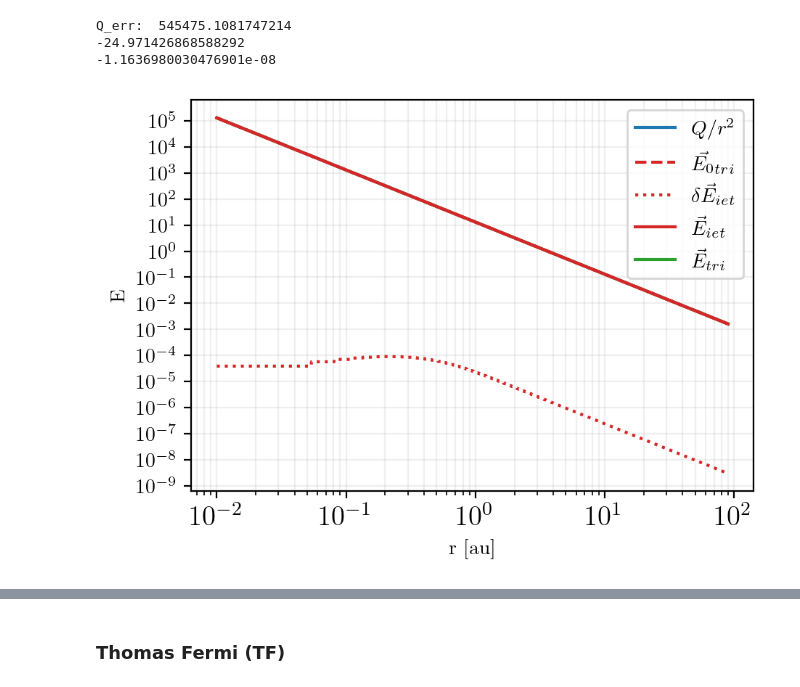
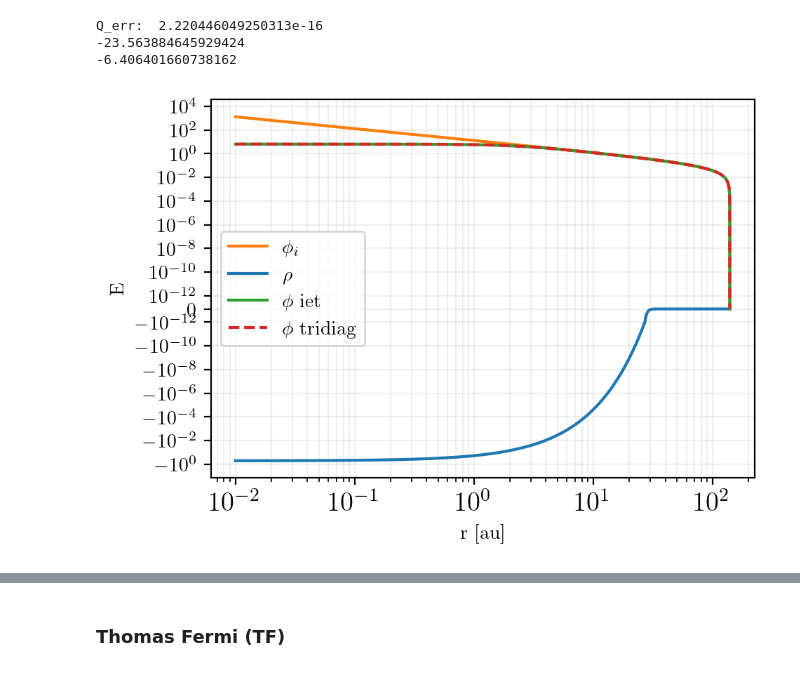
Before and after one commit to ZachAJohnson/OFAA, a Jupyter notebook: jupyter/TF_NPA-2T_testing.ipynb, the cells around one changed output, grey strips where cells are left out. Drawn from its saved outputs; the diff is of its cells as text; code cells hidden in the pictures.

```diff
--- a/jupyter/TF_NPA-2T_testing.ipynb
+++ b/jupyter/TF_NPA-2T_testing.ipynb
@@ -48,7 +47,7 @@ Z, A = 13, 27
 Z, A = 13, 27
 
 ρ_solid = 2.699 #g/cc, the solid density of aluminum
-ρ = ρ_solid#8.1 # g/cc
+ρ = 0.01*ρ_solid#8.1 # g/cc
 ni_cc = ρ/(A*amu_to_AU*AU_to_g)
 ni_AU = ni_cc*invcc_to_AU
 rs = rs_from_n(ni_AU)
@@ -84,8 +83,8 @@ fixed_Zstar = True
 # aa_kwargs = {'initialize':True, 'gradient_correction':None, 'μ_init' : 0.158, 'Zstar_init' : 'More', 'rmin': rmin,'Npoints':300,
 #              'name':name, 'ignore_vxc':ignore_vxc, 'fixed_Zstar':fixed_Zstar, 'iet_R_over_rs':R/rs, 'iet_N_bins':5000, 'use_full_ne_for_nf':False,
 #             'gii_init_type': 'step'}
-npa_kwargs = {'initialize':True, 'gradient_correction':None,'μ_init' : 0.158, 'Zstar_init' : 0, 'rmin':1e-2 ,'Npoints':1000,
-              'name':name,'ignore_vxc':ignore_vxc, 'fixed_Zstar':fixed_Zstar, 'iet_R_over_rs':R/rs, 'iet_N_bins':1000, 'use_full_ne_for_nf':False,
+npa_kwargs = {'initialize':True, 'gradient_correction':None,'μ_init' : 0.158, 'Zstar_init' : 'More', 'rmin':1e-2 ,'Npoints':10000,
+              'name':name,'ignore_vxc':ignore_vxc, 'fixed_Zstar':fixed_Zstar, 'iet_R_over_rs':R/rs, 'iet_N_bins':10000, 'use_full_ne_for_nf':False,
              'gii_init_type': 'step', 'grid_spacing':'linear'}
 
 # aa = NPA(Z, A, Ti_AU, Te_AU, rs, rs, **aa_kwargs)
@@ -131,9 +131,9 @@ ax.set_xscale('log')
 # %%
 from scipy.interpolate import interp1d
-ρ = npa.ρi - npa.ne
-ρ = interp1d(npa.grid.xs, ρ, bounds_error=False, fill_value='extrapolate')(npa.iet.r_array*npa.rs)# ρ = -np.exp(-npa.grid.xs**2/(2*1**2))*npa.grid.xs**5
-# ρ = -np.exp(-npa.grid.xs/1)
-# ρ *= np.abs(Z/npa.grid.integrate_f(ρ))
+# ρ = npa.ρi - npa.ne
+# ρ = interp1d(npa.grid.xs, ρ, bounds_error=False, fill_value='extrapolate')(npa.iet.r_array*npa.rs)# ρ = -np.exp(-npa.grid.xs**2/(2*1**2))*npa.grid.xs**5
+ρ = -np.exp(-npa.grid.xs/1)
+ρ *= np.abs(Z/npa.grid.integrate_f(ρ))
 # ρ = npa.ρ0_r_iet
 
 print("Q_err: ", -Z/npa.grid.integrate_f(ρ)-1)
@@ -151,43 +151,45 @@ print(np.min(npa.φe))
 fig, ax = plt.subplots()
 
 
 # ax.plot(npa.grid.xs, ρ)
 # ax.plot(npa.grid.xs, npa.ρ0_r_iet/npa.grid.xs)
 # ax.plot(npa.iet.r_array*rs, npa.iet.ρ_r - npa.iet.ρ0_r)
 E_from_Q = (npa.get_Q_profile(ρ) + Z)/npa.grid.xs**2
-ax.plot(npa.grid.xs, E_from_Q, '-',color=color_cycle[0], label=r'$Q/r^2$' ,zorder=1)
+# ax.plot(npa.grid.xs, E_from_Q, '-',color=color_cycle[0], label=r'$Q/r^2$' ,zorder=10)
 # ax.plot(npa.grid.xs, npa.grid.integrate_f(E_from_Q) - npa.get_Q_profile(E_from_Q), '-',color=color_cycle[0], label=r'$Q/r^2$' ,zorder=1)
-ax.plot(npa.grid.xs, -npa.grid.dfdx(npa.φe0_iet + npa.φion), '--',color=color_cycle[3], label=r'$\vec{E_0}_{tri}$',zorder=2)
-ax.plot(npa.grid.xs, -npa.grid.dfdx(φe_iet-npa.φe0_iet), ':',color=color_cycle[3], label=r'$\delta\vec{E}_{iet}$',zorder=2)
-ax.plot(npa.grid.xs, -npa.grid.dfdx(φe_iet + npa.φion), '-',color=color_cycle[3], label=r'$\vec{E}_{iet}$',zorder=2)
-ax.plot(npa.grid.xs, -npa.grid.dfdx(φe_tri + npa.φion), '-',color=color_cycle[2], label=r'$\vec{E}_{tri}$',zorder=1)
+# ax.plot(npa.grid.xs, -npa.grid.dfdx(npa.φe0_iet + npa.φion), '--',color=color_cycle[3], label=r'$\vec{E_0}_{tri}$',zorder=2)
+# ax.plot(npa.grid.xs, -npa.grid.dfdx(φe_iet-npa.φe0_iet), ':',color=color_cycle[3], label=r'$\delta\vec{E}_{iet}$',zorder=2)
+# ax.plot(npa.grid.xs, -npa.grid.dfdx(φe_iet + npa.φion), '-',color=color_cycle[3], label=r'$\vec{E}_{iet}$',zorder=2)
+# ax.plot(npa.grid.xs, -npa.grid.dfdx(φe_tri + npa.φion), '-',color=color_cycle[2], label=r'$\vec{E}_{tri}$',zorder=1)
 
 # ax.plot(npa.grid.xs, -φe_iet,'-', color=color_cycle[5] ,label=r'$\phi$ iet')
 # ax.plot(npa.grid.xs, npa.φion,':', color=color_cycle[6] ,label=r'$\phi$ iet')
 
 # ax.plot(npa.grid.xs, -npa.grid.dfdx(-φe_iet),'--', color=color_cycle[4] ,label=r'$E_e$ iet')
 # ax.plot(npa.grid.xs, -npa.grid.dfdx(-φe_tri),'--', color=color_cycle[5] ,label=r'$E_e$ tri')
 # ax.plot(npa.grid.xs, -npa.grid.dfdx(npa.φion),':', color=color_cycle[6] ,label=r'$E_i$')
 
-# ax.plot(npa.grid.xs, φe_iet + npa.φion,'-', color=color_cycle[2] ,label=r'$\phi$ iet')
+ax.plot(npa.grid.xs, npa.φion,'-', color=color_cycle[1] ,label=r'$\phi_i$')
+ax.plot(npa.grid.xs, ρ,'-', color=color_cycle[0] ,label=r'$\rho$')
+ax.plot(npa.grid.xs, -φe_iet + 0*npa.φion,'-', color=color_cycle[2] ,label=r'$\phi$ iet')
 # ax.plot(npa.grid.xs, npa.φe0_iet-npa.φe0_iet[-1] + npa.φion,':', color=color_cycle[2] ,label=r'$\phi_0$ iet')
 # ax.plot(npa.iet.r_array*rs, npa.iet.δφe_r,'--', color=color_cycle[2] ,label=r'$\delta \phi$ iet')
-# ax.plot(npa.grid.xs, φe_tri + npa.φion,'-', color=color_cycle[3], label=r'$\phi$ tridiag')
+ax.plot(npa.grid.xs, -φe_tri + 0*npa.φion,'--', color=color_cycle[3], label=r'$\phi$ tridiag')
 # ax.plot(npa.grid.xs, φe_tri - φe_iet,':', color='k', label=r'$\phi Error$ ')
 
 
 ax.set_ylabel('E')
 ax.set_xlabel('r [au]')
 ax.set_yscale('symlog', linthresh=1e-12)
 ax.set_xscale('log')
 # ax.set_xlim(0.07,0.12)
 ax.legend()
 ax.grid(which='both', alpha=0.2)
 # ax.set_ylim(-1, None)
 # %% [output]
-Q_err:  545475.1081747214
--24.971426868588292
--1.1636980030476901e-08
+Q_err:  2.220446049250313e-16
+-23.563884645929424
+-6.406401660738162
-[figure, old version]
+[figure, new version]
 # %%
 stop
```
Also changed, not shown: parts of 6 cells of this notebook, 4 other files.
